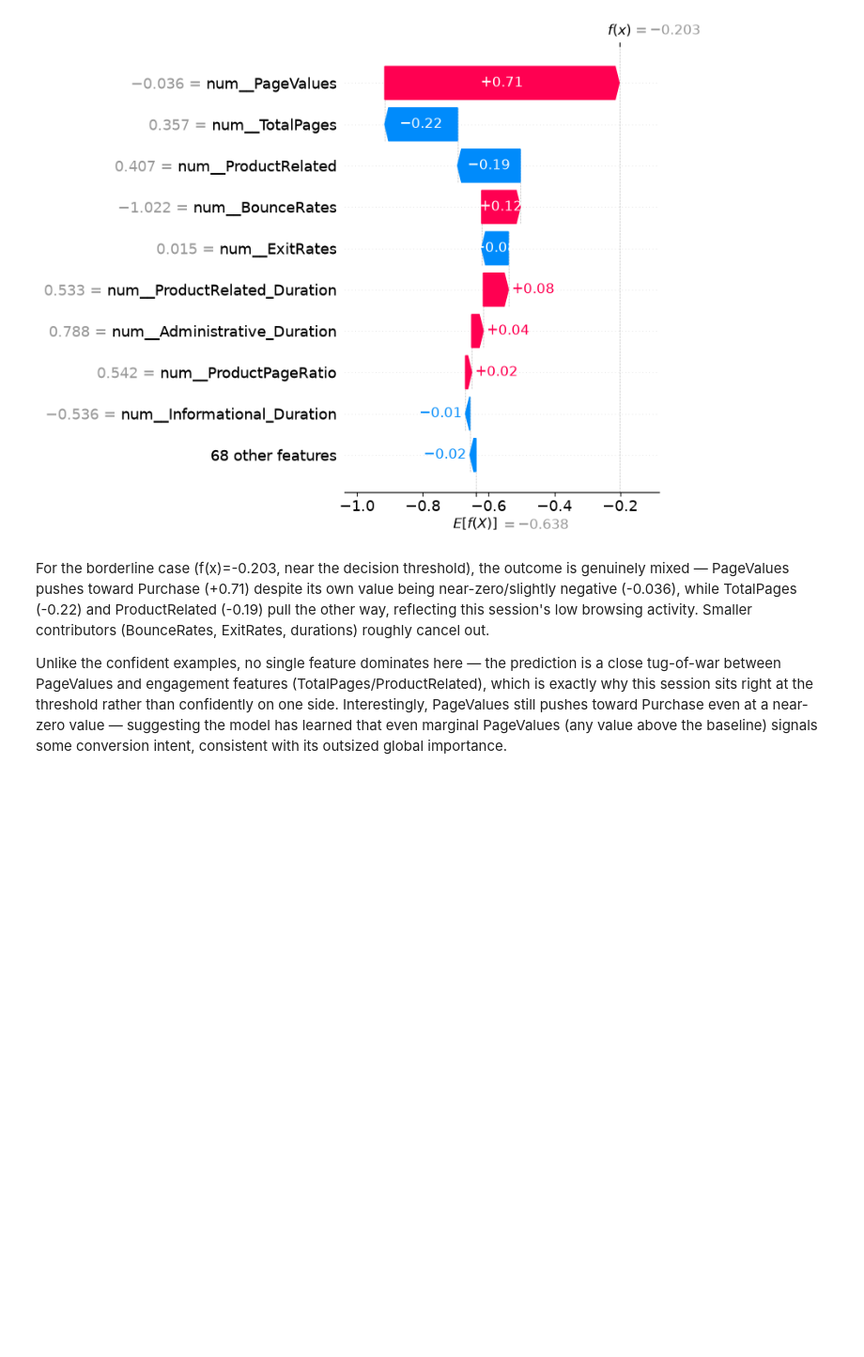
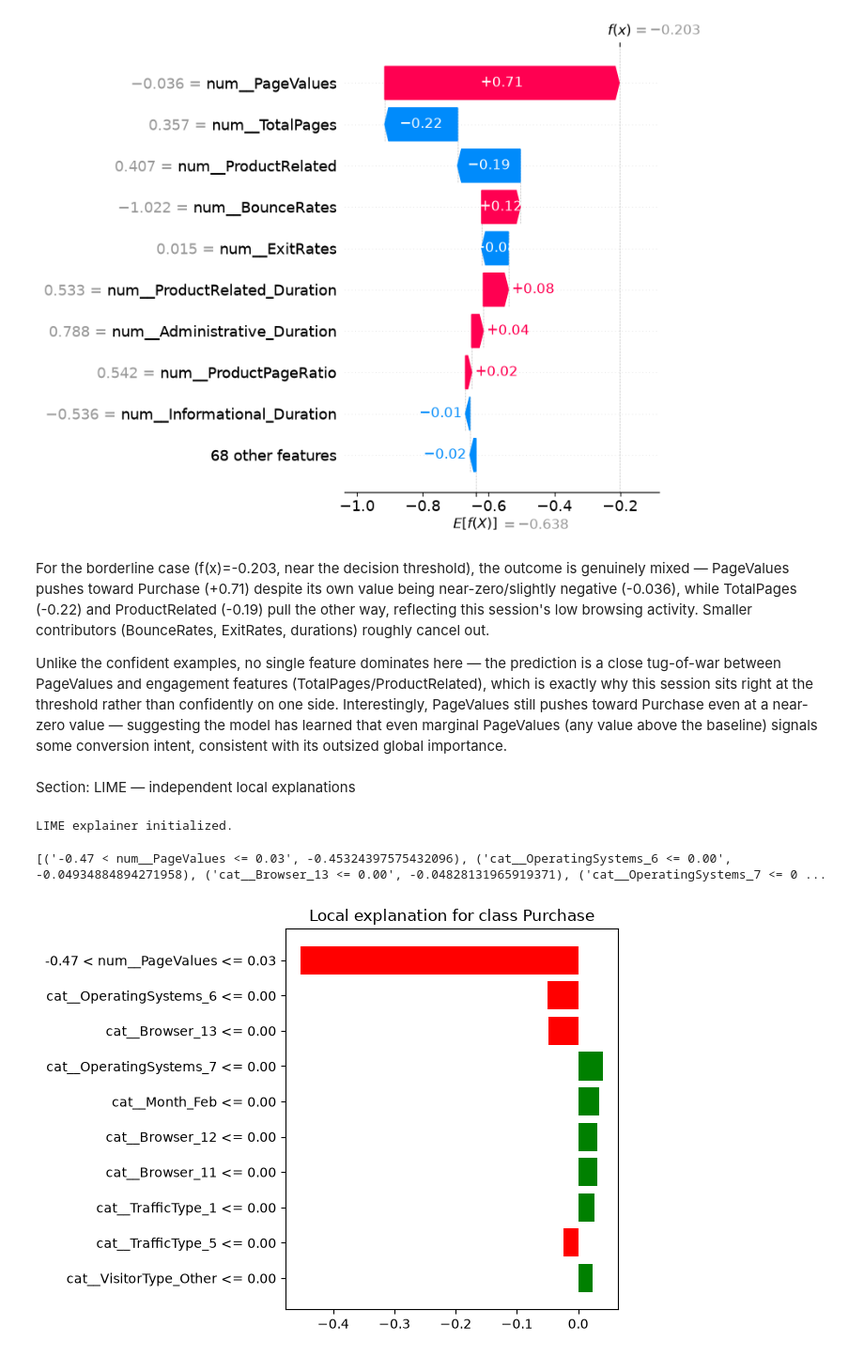
Before and after one commit to anuragchawla27/purchase-intent-xai, a Jupyter notebook: notebooks/04_xai.ipynb, the cells around one changed output. Shown at 94% size. Cells and saved outputs as stored; diff of their text form; code cells hidden in the pictures; blank space fills up the shorter version.

Commit message:
Add LIME local explanations and SHAP-vs-LIME comparison across three test cases

```diff
--- a/notebooks/04_xai.ipynb
+++ b/notebooks/04_xai.ipynb
@@ -186,3 +186,30 @@ For the borderline case (f(x)=-0.203, near the decision threshold), the outcome
 
 Unlike the confident examples, no single feature dominates here — the prediction is a close tug-of-war between PageValues and engagement features (TotalPages/ProductRelated), which is exactly why this session sits right at the threshold rather than confidently on one side.
 Interestingly, PageValues still pushes toward Purchase even at a near-zero value — suggesting the model has learned that even marginal PageValues (any value above the baseline) signals some conversion intent, consistent with its outsized global importance.
+# %% [markdown]
+Section: LIME — independent local explanations
+# %%
+from lime.lime_tabular import LimeTabularExplainer
+
+lime_explainer = LimeTabularExplainer(
+    training_data=preprocessor_fitted.transform(X_train).toarray() if hasattr(preprocessor_fitted.transform(X_train), "toarray") else preprocessor_fitted.transform(X_train),
+    feature_names=list(feature_names),
+    class_names=["No Purchase", "Purchase"],
+    mode="classification",
+    random_state=CONFIG["random_seed"]
+)
+
+print("LIME explainer initialized.")
+# %% [output]
+LIME explainer initialized.
+# %%
+print(lime_exp_borderline.as_list())
+# %% [output]
+[('-0.47 < num__PageValues <= 0.03', -0.45324397575432096), ('cat__OperatingSystems_6 <= 0.00', -0.04934884894271958), ('cat__Browser_13 <= 0.00', -0.04828131965919371), ('cat__OperatingSystems_7 <= 0 ...
+# %%
+fig = lime_exp_borderline.as_pyplot_figure()
+plt.tight_layout()
+plt.savefig("docs/lime_borderline_example.png", dpi=150, bbox_inches="tight")
+plt.show()
+# %% [output]
+[figure, added]
```
Also changed, not shown: parts of 5 cells of this notebook, 4 other files.
